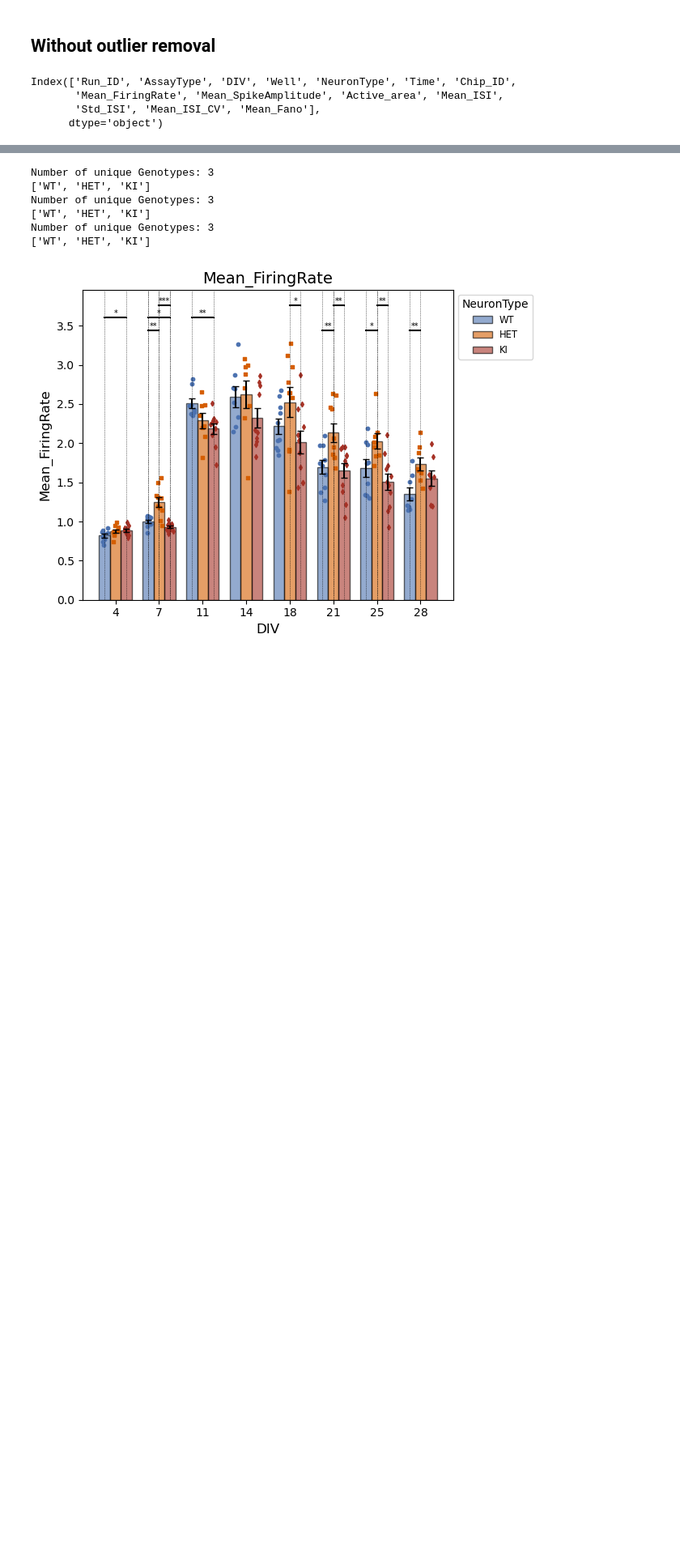
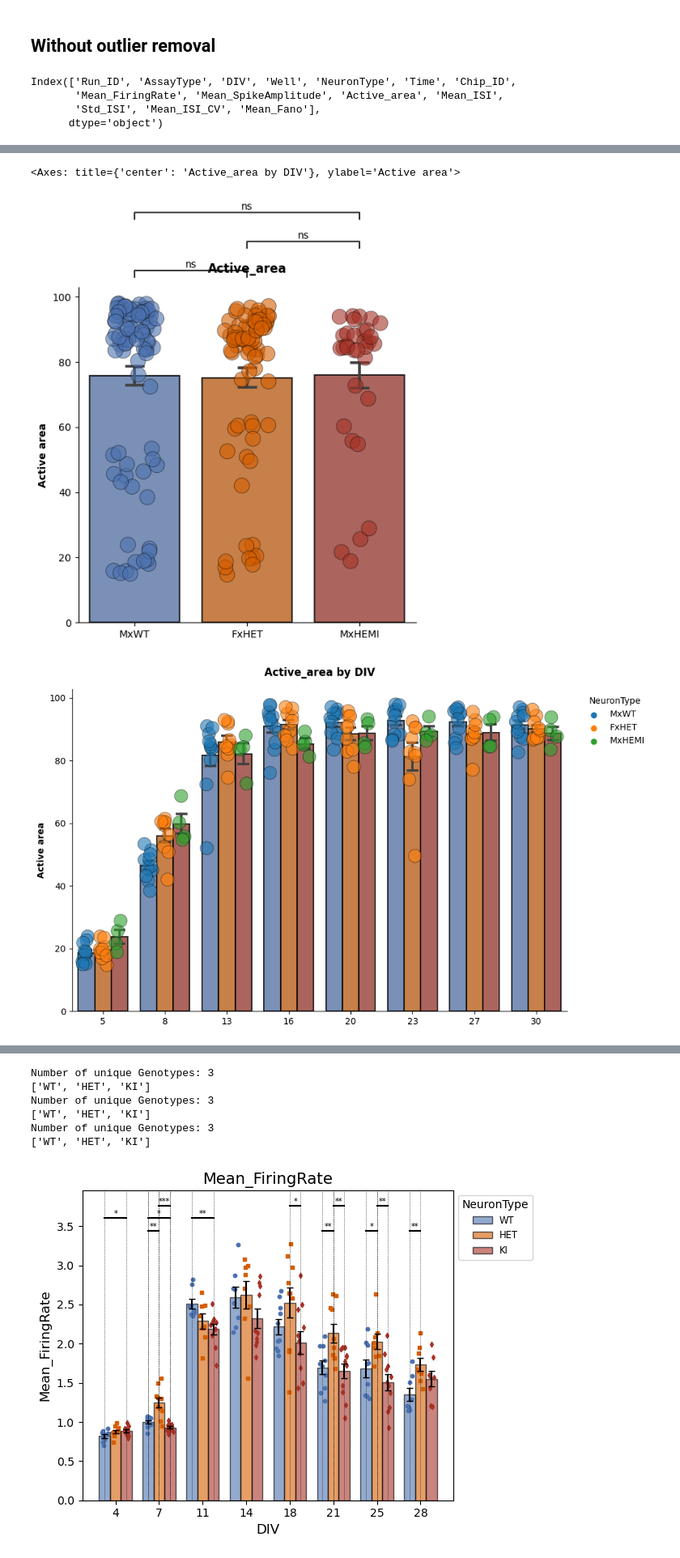
Before and after one commit to roybens/MEA_Analysis, a Jupyter notebook: NetworkAnalysis/PlottingFunctions/actiivitymetricsfigures.ipynb, the cells around one changed output, grey strips where cells are left out. Shown at 81% size. Saved outputs shown, nothing was run; the diff lists cells and outputs as text; code cells hidden in the pictures; blank space fills up the shorter version.

```diff
--- a/NetworkAnalysis/PlottingFunctions/actiivitymetricsfigures.ipynb
+++ b/NetworkAnalysis/PlottingFunctions/actiivitymetricsfigures.ipynb
@@ -62,0 +149,13 @@ print(colors)
+# %%
+importlib.reload(meaplotter)
+viz = meaplotter.MEAPlotter(
+    group_order=order,
+    palette=palette
+)
+
+viz.plot_bars(df, x="NeuronType", y="Active_area")
+viz.plot_bars_by_div(df, div_col="DIV", group_col="NeuronType", y="Active_area")
+# %% [output]
+<Axes: title={'center': 'Active_area by DIV'}, ylabel='Active area'>
+[figure, added]
+[figure, added]
```
Also changed, not shown: parts of 10 cells of this notebook, 3 other files.
